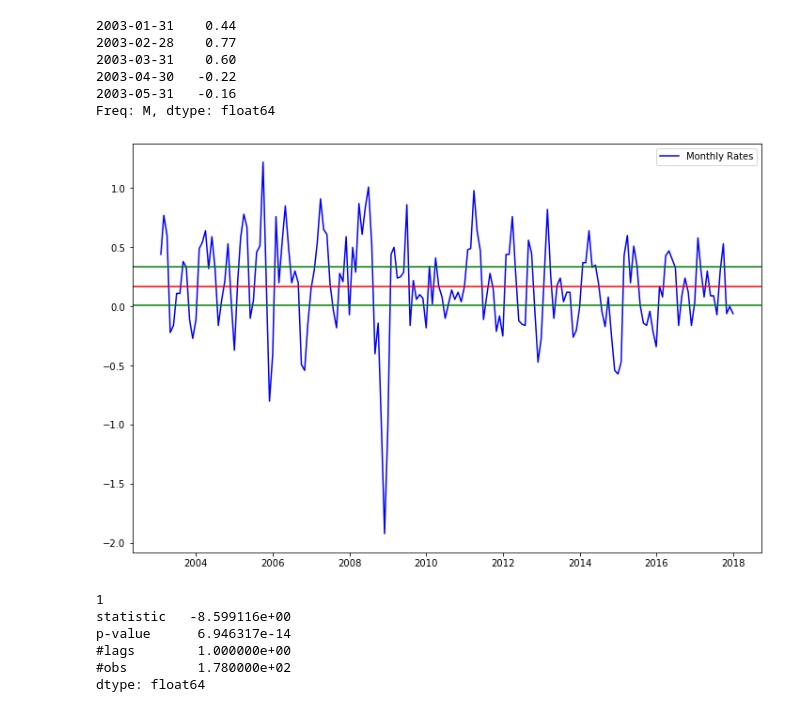
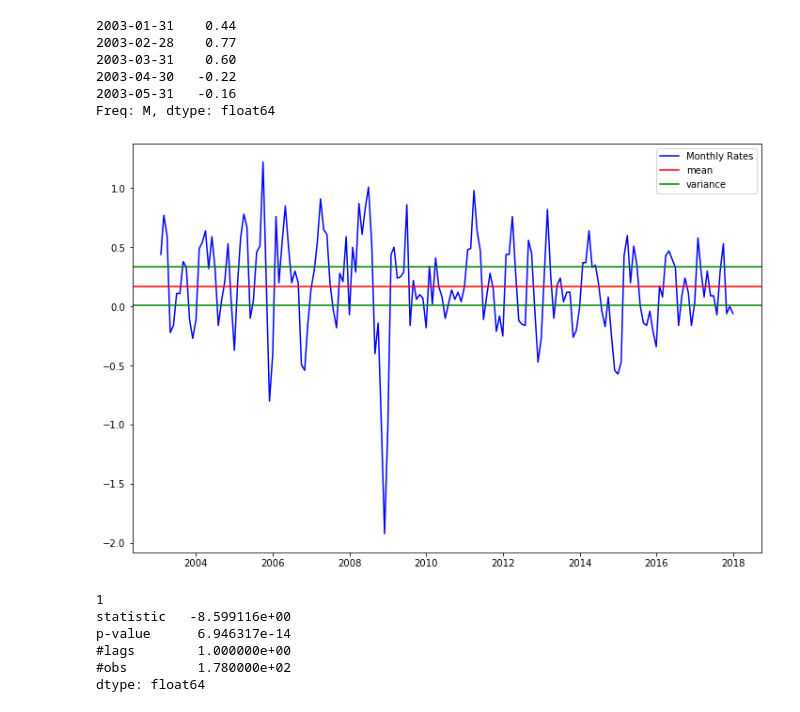
Before and after one commit to darrahts/timeSeriesAnalysis, a Jupyter notebook: timeSeries1.ipynb, the cells around one changed output. Saved outputs shown, nothing was run; the diff lists cells and outputs as text; code cells hidden in the pictures.

Commit message:
updated inflation plot

```diff
--- a/timeSeries1.ipynb
+++ b/timeSeries1.ipynb
@@ -263,7 +263,7 @@ plt.show()
 - month-to-month inflation rate are better than year-to-year
 # %%
 rates_df = pd.read_csv('datasets/us-infl.csv')
-rates_ts = pd.Series(rates_df['x'].values, index=pd.DatetimeIndex(data = (tuple(pd.date_range('2003', periods=180, freq='M'))), freq='M'))
+rates_ts = pd.Series(rates_df['x'].values, index=pd.date_range('2003', periods=180, freq='M'))
 rates_ts.head()
 # %% [output]
 2003-01-31    0.44
@@ -275,15 +275,15 @@ Freq: M, dtype: float64
 # %%
 fig = plt.figure(figsize=(12,8))
 rates = plt.plot(rates_ts, color='blue', label='Monthly Rates')
 mean = np.mean(rates_ts)
 var = np.var(rates_ts)
-plt.axhline(y=mean, color='red')
-plt.axhline(y=(mean+var), color='green')
+plt.axhline(y=mean, color='red', label='mean')
+plt.axhline(y=(mean+var), color='green', label="variance")
 plt.axhline(y=(mean-var), color='green')
 plt.legend(loc='best')
 plt.show()
 # %% [output]
-[figure, old version]
+[figure, new version]
 # %%
 res, out = stationarity_test(rates_ts)
 print(res)
```
